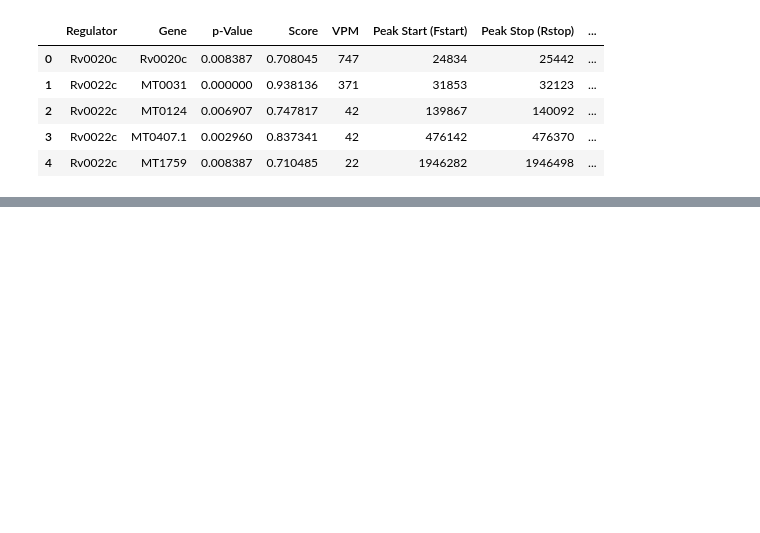
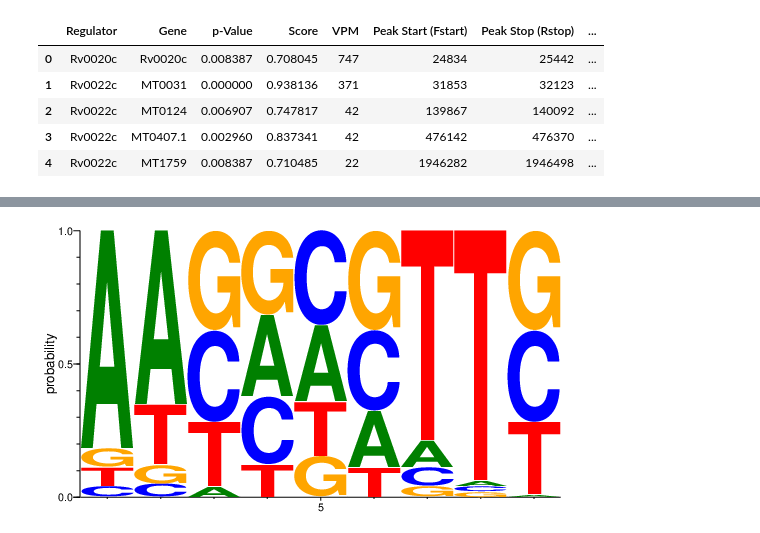
Before and after one commit to AnirudhNarsipur/Finding_Motifs, a Jupyter notebook: Application.ipynb, the cells around one changed output, grey strips where cells are left out. Cells and saved outputs as stored; diff of their text form; code cells hidden in the pictures; blank space fills up the shorter version.

```diff
--- a/Application.ipynb
+++ b/Application.ipynb
@@ -102,0 +96,4 @@ len
+# %%
+get_logo(res[reg]["one_bg"])
+# %% [output]
+[figure, added]
```
Also changed, not shown: parts of 19 cells of this notebook, 13 other files.
